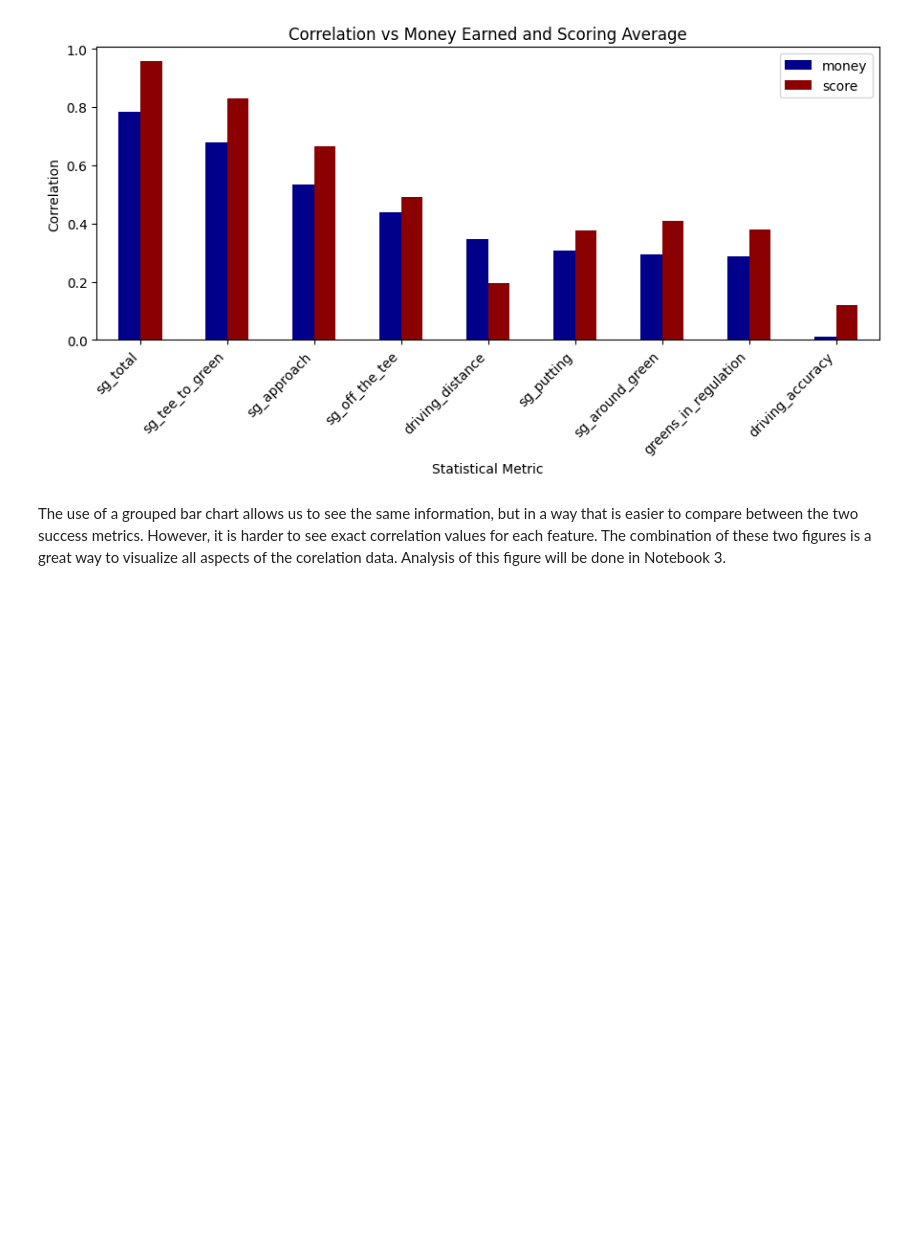
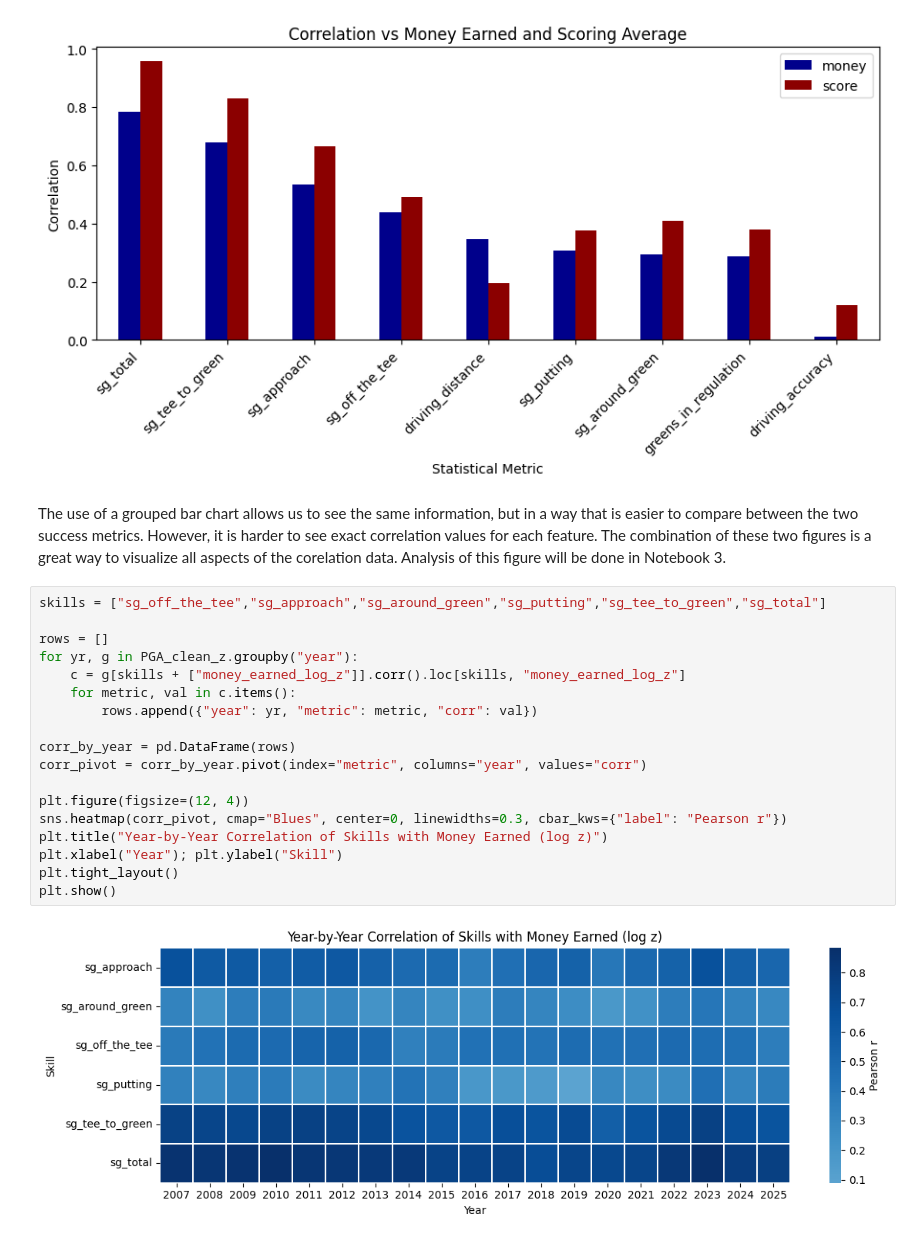
Before and after one commit to MaxGuryan9/final_project, a Jupyter notebook: data_exploration.ipynb, the cells around one changed output. Cells and saved outputs as stored; diff of their text form; blank space fills up the shorter version.

```diff
--- a/data_exploration.ipynb
+++ b/data_exploration.ipynb
@@ -264,3 +263,23 @@ plt.show()
 [figure]
 # %% [markdown]
 The use of a grouped bar chart allows us to see the same information, but in a way that is easier to compare between the two success metrics. However, it is harder to see exact correlation values for each feature. The combination of these two figures is a great way to visualize all aspects of the corelation data. Analysis of this figure will be done in Notebook 3.
+# %%
+skills = ["sg_off_the_tee","sg_approach","sg_around_green","sg_putting","sg_tee_to_green","sg_total"]
+
+rows = []
+for yr, g in PGA_clean_z.groupby("year"):
+    c = g[skills + ["money_earned_log_z"]].corr().loc[skills, "money_earned_log_z"]
+    for metric, val in c.items():
+        rows.append({"year": yr, "metric": metric, "corr": val})
+
+corr_by_year = pd.DataFrame(rows)
+corr_pivot = corr_by_year.pivot(index="metric", columns="year", values="corr")
+
+plt.figure(figsize=(12, 4))
+sns.heatmap(corr_pivot, cmap="Blues", center=0, linewidths=0.3, cbar_kws={"label": "Pearson r"})
+plt.title("Year-by-Year Correlation of Skills with Money Earned (log z)")
+plt.xlabel("Year"); plt.ylabel("Skill")
+plt.tight_layout()
+plt.show()
+# %% [output]
+[figure, added]
```
Also changed, not shown: parts of 1 cell of this notebook.
